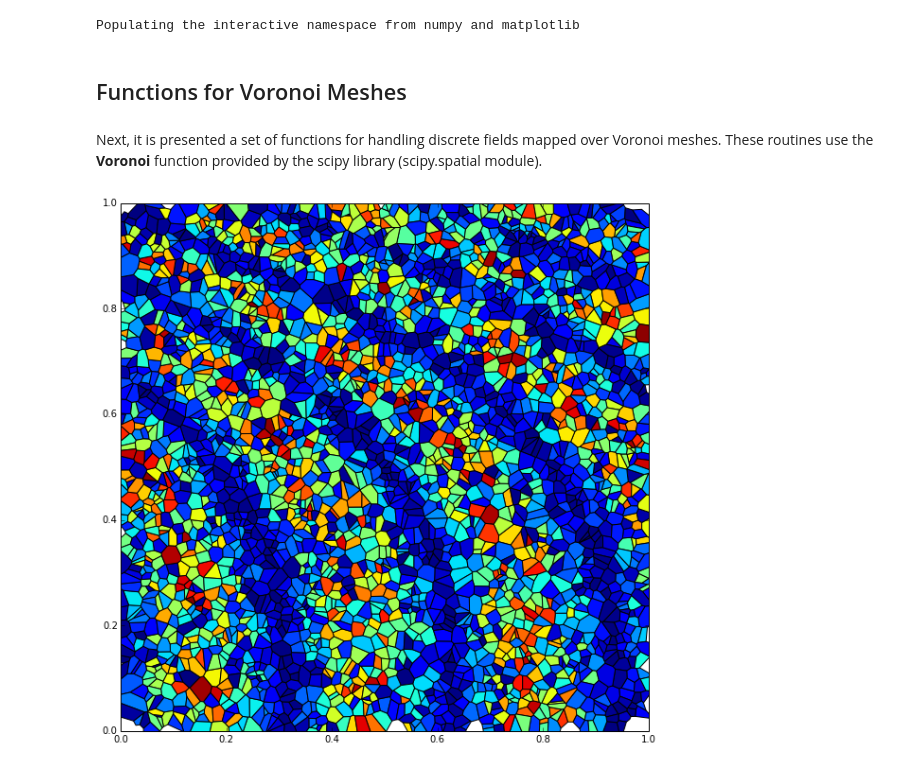
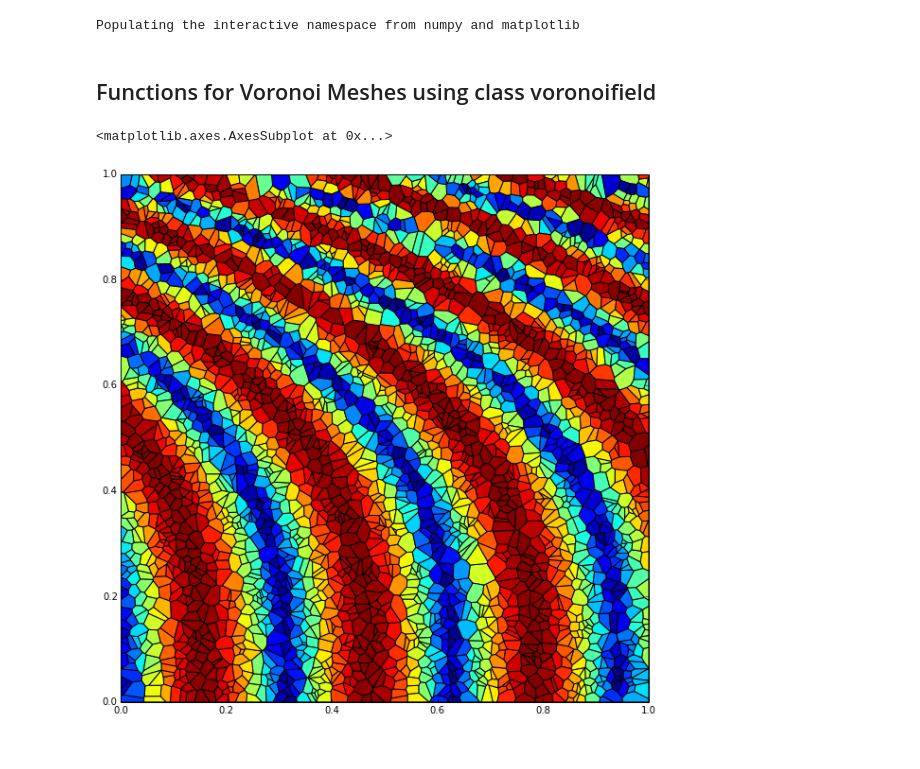
Before and after one commit to sbustamante/VoronoiWeb, a Jupyter notebook: codes/voronoi_differentiation.ipynb, the cells around one changed output. Drawn from its saved outputs; the diff is of its cells as text; code cells hidden in the pictures.

Commit message:
Finished basic functions of class voronoifield

```diff
--- a/codes/voronoi_differentiation.ipynb
+++ b/codes/voronoi_differentiation.ipynb
@@ -11,29 +9,18 @@ from scipy.spatial import Voronoi
 # %% [output]
 Populating the interactive namespace from numpy and matplotlib
 # %% [markdown]
-## Functions for Voronoi Meshes
+## Functions for Voronoi Meshes using class voronoifield
-# %% [markdown]
-Next, it is presented a set of functions for handling discrete fields mapped over Voronoi meshes. These routines use the **Voronoi** function provided by the scipy library (scipy.spatial module).
 # %%
 P = np.random.random((3000,2))
 X,Y = P[:,0],P[:,1]
-Pf = abs(np.sin(10*(X+Y**3)))*np.random.random(3000)
-vor = Voronoi(P)
-#voronoi_plot_2d(vor)
+F = abs(np.sin(10*(X+Y**3)))
+
+field = vorn.voronoifield(X,Y,F)
+field.voronoimesh2d(condition="finite", Lx=[0,1], Ly=[0,1])
-# %%
-fig = plt.figure(figsize=(10,10))
-axes1 = fig.add_subplot(1,1,1)
-#plt.scatter(X, Y, marker='o', s = size, linewidths = 1.5, color = "black", edgecolor='k', zorder = 4)
-axes1.set_xlim( (0,1.0) )
-axes1.set_ylim( (0,1.0) )
-
-i=0
-for reg in np.array(vor.regions)[vor.point_region]:
-    if sum(np.array(reg)<0)==0:
-        poly = vor.vertices[reg]
-        color = cm.jet(int(255*Pf[i]/np.max(Pf)))
-        p = matplotlib.patches.Polygon(poly, facecolor=color,lw=1)
-        axes1.add_patch(p)
-    i+=1
-# %% [output]
-[figure, removed]
+# %%
+fig = plt.figure( figsize = (10,10) )
+axe = fig.add_subplot(1,1,1)
+field.voronoishow( cmap="jet", axes = axe )
+# %% [output]
+<matplotlib.axes.AxesSubplot at 0x...>
+[figure, added]
```
Also changed, not shown: parts of 1 cell of this notebook, 1 other file.
